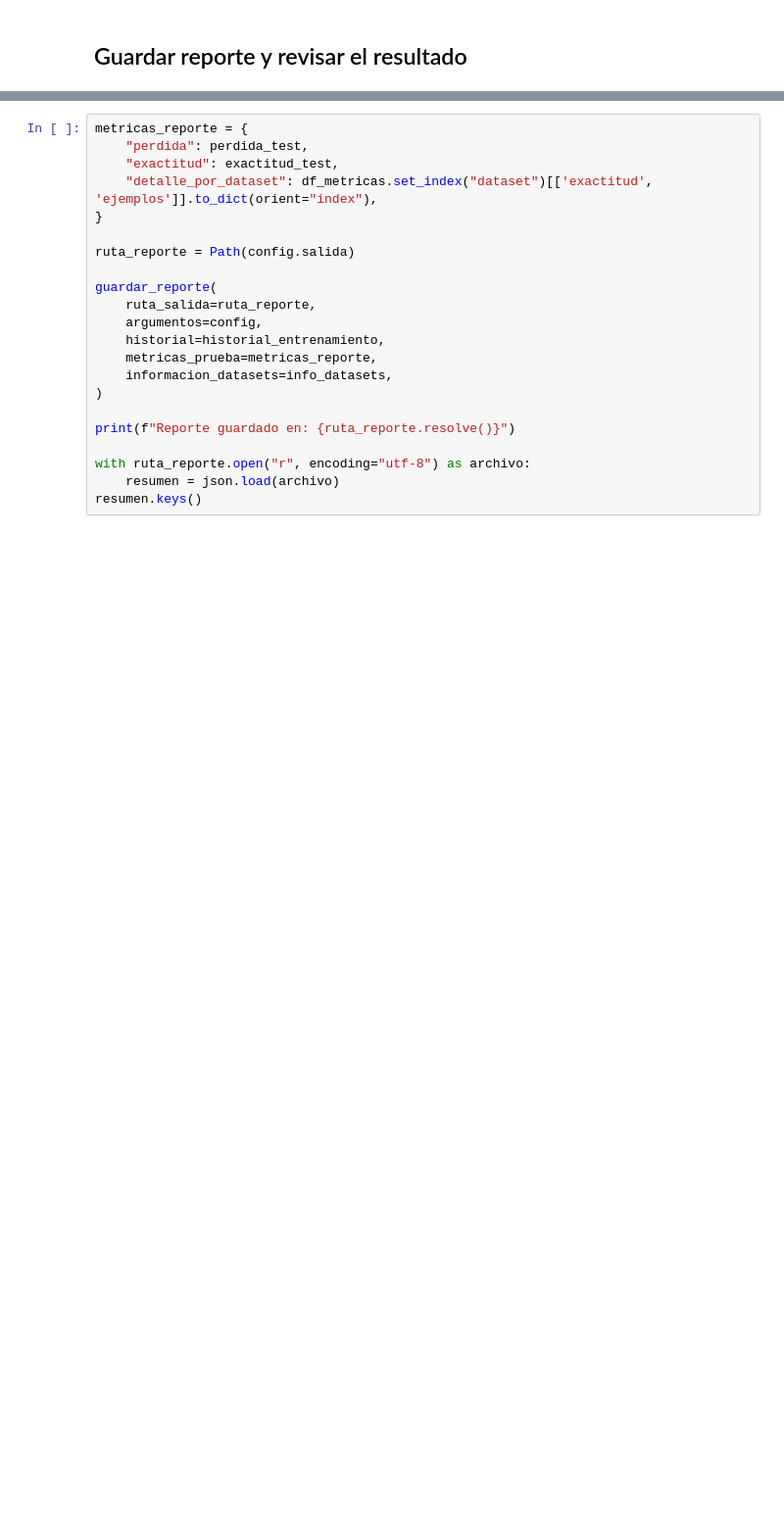
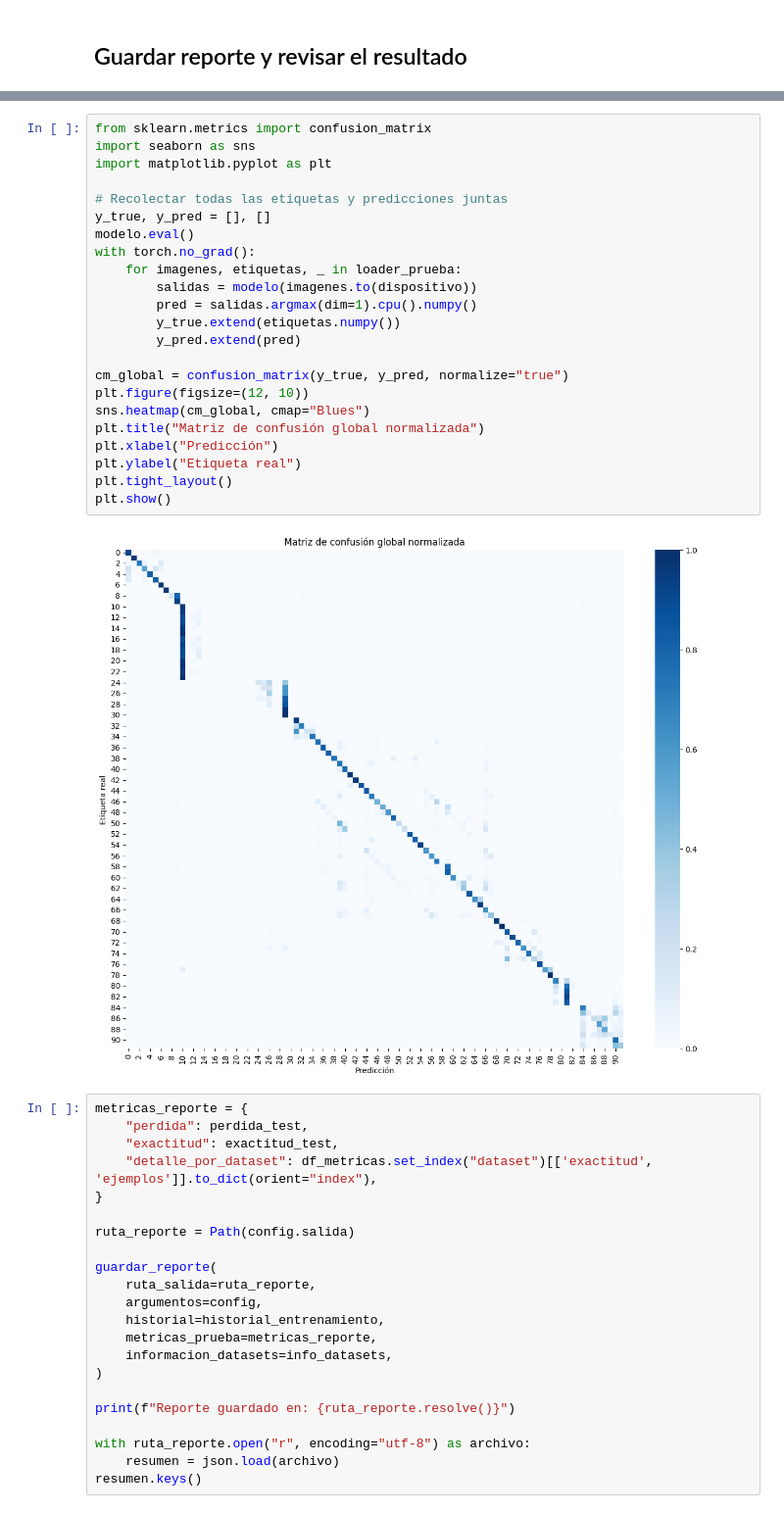
Before and after one commit to matgoni/ModeloGeneral-MedMNIST, a Jupyter notebook: Train_RN18.ipynb, the cells around one changed output, grey strips where cells are left out. Shown at 98% size. Cells and saved outputs as stored; diff of their text form; blank space fills up the shorter version.

```diff
--- a/Train_RN18.ipynb
+++ b/Train_RN18.ipynb
@@ -295,3 +301,28 @@ Pérdida global en test: 1.0368
+# %%
+from sklearn.metrics import confusion_matrix
+import seaborn as sns
+import matplotlib.pyplot as plt
+
+# Recolectar todas las etiquetas y predicciones juntas
+y_true, y_pred = [], []
+modelo.eval()
+with torch.no_grad():
+    for imagenes, etiquetas, _ in loader_prueba:
+        salidas = modelo(imagenes.to(dispositivo))
+        pred = salidas.argmax(dim=1).cpu().numpy()
+        y_true.extend(etiquetas.numpy())
+        y_pred.extend(pred)
+
+cm_global = confusion_matrix(y_true, y_pred, normalize="true")
+plt.figure(figsize=(12, 10))
+sns.heatmap(cm_global, cmap="Blues")
+plt.title("Matriz de confusión global normalizada")
+plt.xlabel("Predicción")
+plt.ylabel("Etiqueta real")
+plt.tight_layout()
+plt.show()
+# %% [output]
+[figure, added]
 # %%
 metricas_reporte = {
     "perdida": perdida_test,
```
Also changed, not shown: parts of 6 cells of this notebook, 5 other files.
